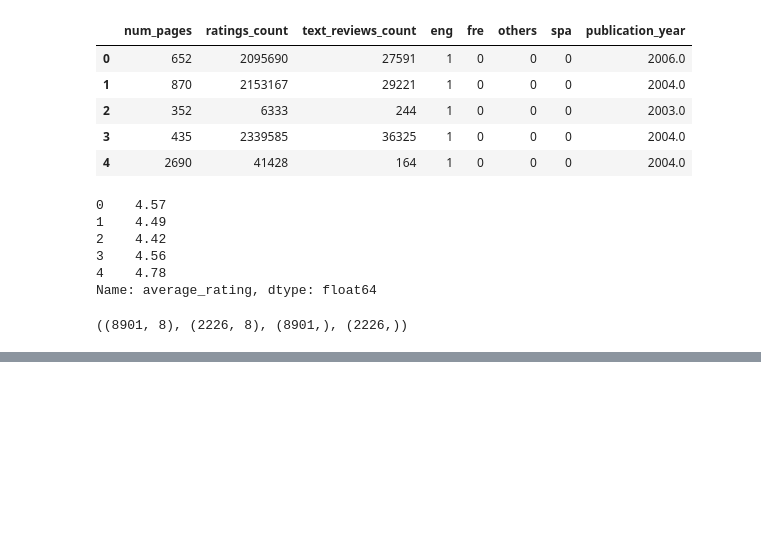
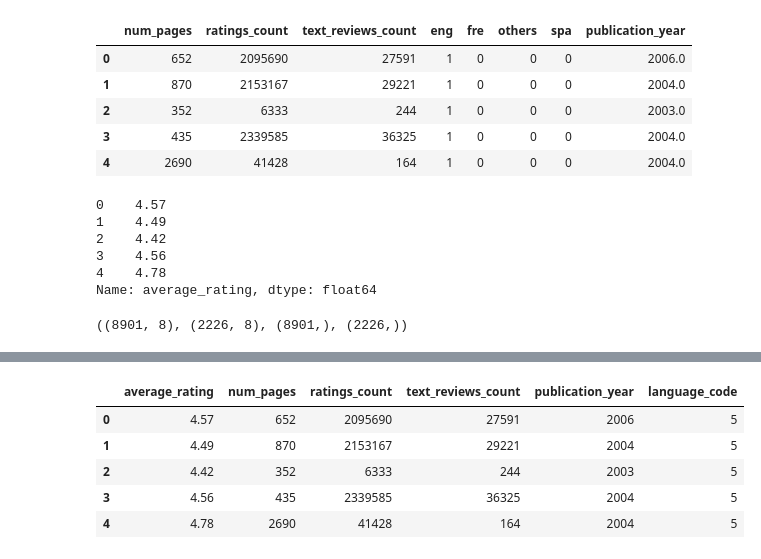
Before and after one commit to tanattiyarungtham/book_rating_project, a Jupyter notebook: Models.ipynb, the cells around one changed output, grey strips where cells are left out. Drawn from its saved outputs; the diff is of its cells as text; code cells hidden in the pictures; blank space fills up the shorter version.

```diff
--- a/Models.ipynb
+++ b/Models.ipynb
@@ -52,0 +122,12 @@ model.score(X_test, y_test)
+# %%
+encoder =  LabelEncoder()
+data['language_code'] = encoder.fit_transform(data['language_code'] )
+# %%
+data.head()
+# %% [output]
+|  | average_rating | num_pages | ratings_count | text_reviews_count | publication_year | language_code |
+| 0 | 4.57 | 652 | 2095690 | 27591 | 2006 | 5 |
+| 1 | 4.49 | 870 | 2153167 | 29221 | 2004 | 5 |
+| 2 | 4.42 | 352 | 6333 | 244 | 2003 | 5 |
+| 3 | 4.56 | 435 | 2339585 | 36325 | 2004 | 5 |
+| 4 | 4.78 | 2690 | 41428 | 164 | 2004 | 5 |
```
Also changed, not shown: parts of 23 cells of this notebook, 7 other files.
